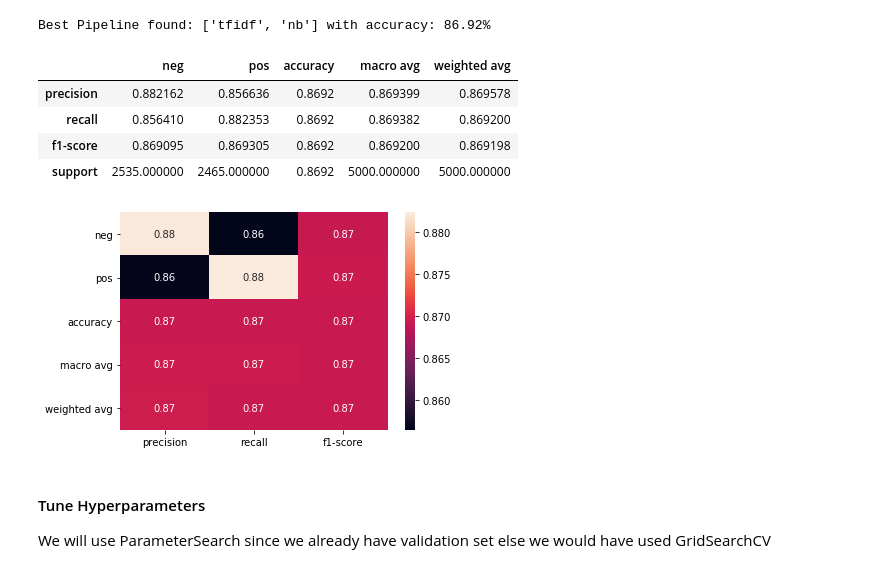
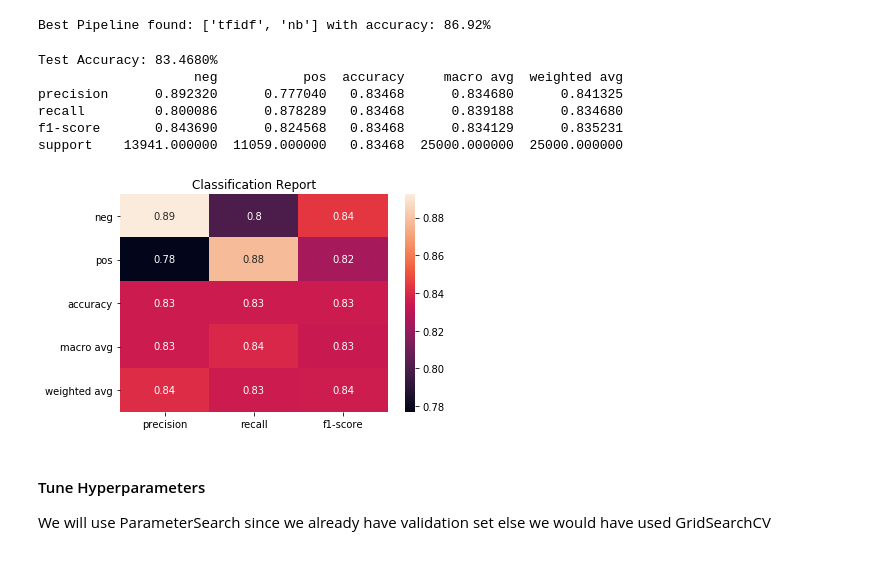
Before and after one commit to shivammehta007/NLPResearch, a Jupyter notebook: Comparison_of_NLP_Models_IMDB_classification.ipynb, the cells around one changed output. Cells and saved outputs as stored; diff of their text form; code cells hidden in the pictures.

```diff
--- a/Comparison_of_NLP_Models_IMDB_classification.ipynb
+++ b/Comparison_of_NLP_Models_IMDB_classification.ipynb
@@ -232,3 +233,13 @@ X_test, y_test = split_df(test_df)
+# %%
+def get_predictions_and_accuracy(X_test):
+    y_pred = best_model.pipeline.predict(X_test)
+    test_accuracy = accuracy_score(y_test, y_pred)
+    print('Test Accuracy: {:.4f}%'.format(test_accuracy * 100))
+    report = pd.DataFrame(classification_report(y_pred, y_test, target_names=['neg', 'pos'], output_dict=True))
+    print(report)
+    sns.heatmap(report.iloc[:-1:].T, annot=True)
+    plt.title('Classification Report')
+    plt.show()
 # %%
 from sklearn.pipeline import Pipeline
 # %% [markdown]
@@ -267,16 +276,13 @@ report = pd.DataFrame(classification_report(best_model.predictions, y_valid, tar
-# %%
-report
-# %% [output]
-|  | neg | pos | accuracy | macro avg | weighted avg |
-| precision | 0.882162 | 0.856636 | 0.8692 | 0.869399 | 0.869578 |
-| recall | 0.856410 | 0.882353 | 0.8692 | 0.869382 | 0.869200 |
-| f1-score | 0.869095 | 0.869305 | 0.8692 | 0.869200 | 0.869198 |
-| support | 2535.000000 | 2465.000000 | 0.8692 | 5000.000000 | 5000.000000 |
-# %%
-sns.heatmap(report.iloc[:-1:].T, annot=True)
-plt.show()
-# %% [output]
-[figure, removed]
+# %%
+get_predictions_and_accuracy(X_test)
+# %% [output]
+Test Accuracy: 83.4680%
+                    neg           pos  accuracy     macro avg  weighted avg
+precision      0.892320      0.777040   0.83468      0.834680      0.841325
+recall         0.800086      0.878289   0.83468      0.839188      0.834680
+f1-score       0.843690      0.824568   0.83468      0.834129      0.835231
+support    13941.000000  11059.000000   0.83468  25000.000000  25000.000000
+[figure, added]
 # %% [markdown]
 #### Tune Hyperparameters
 We will use ParameterSearch since we already have validation set else we would have used GridSearchCV
```
Also changed, not shown: parts of 29 cells of this notebook.
